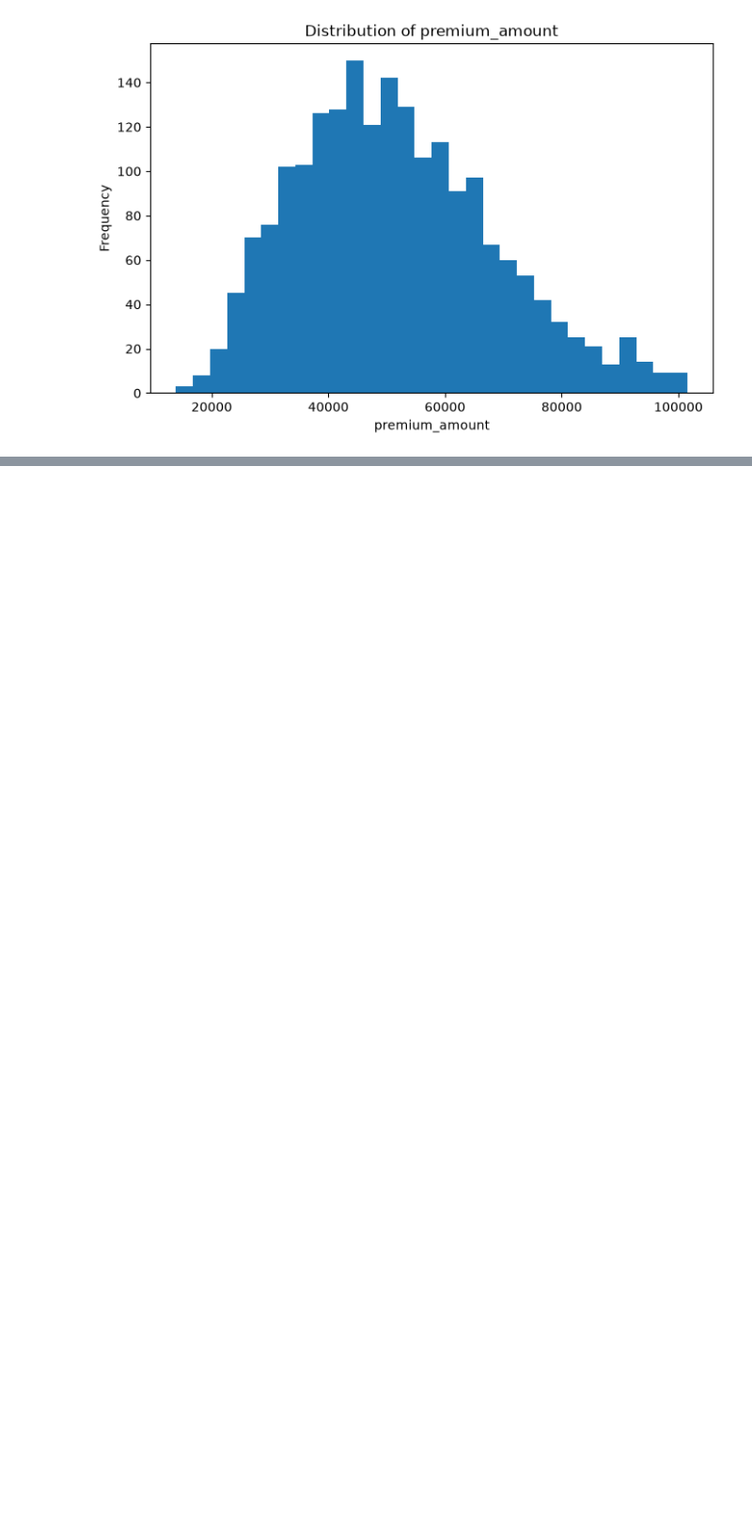
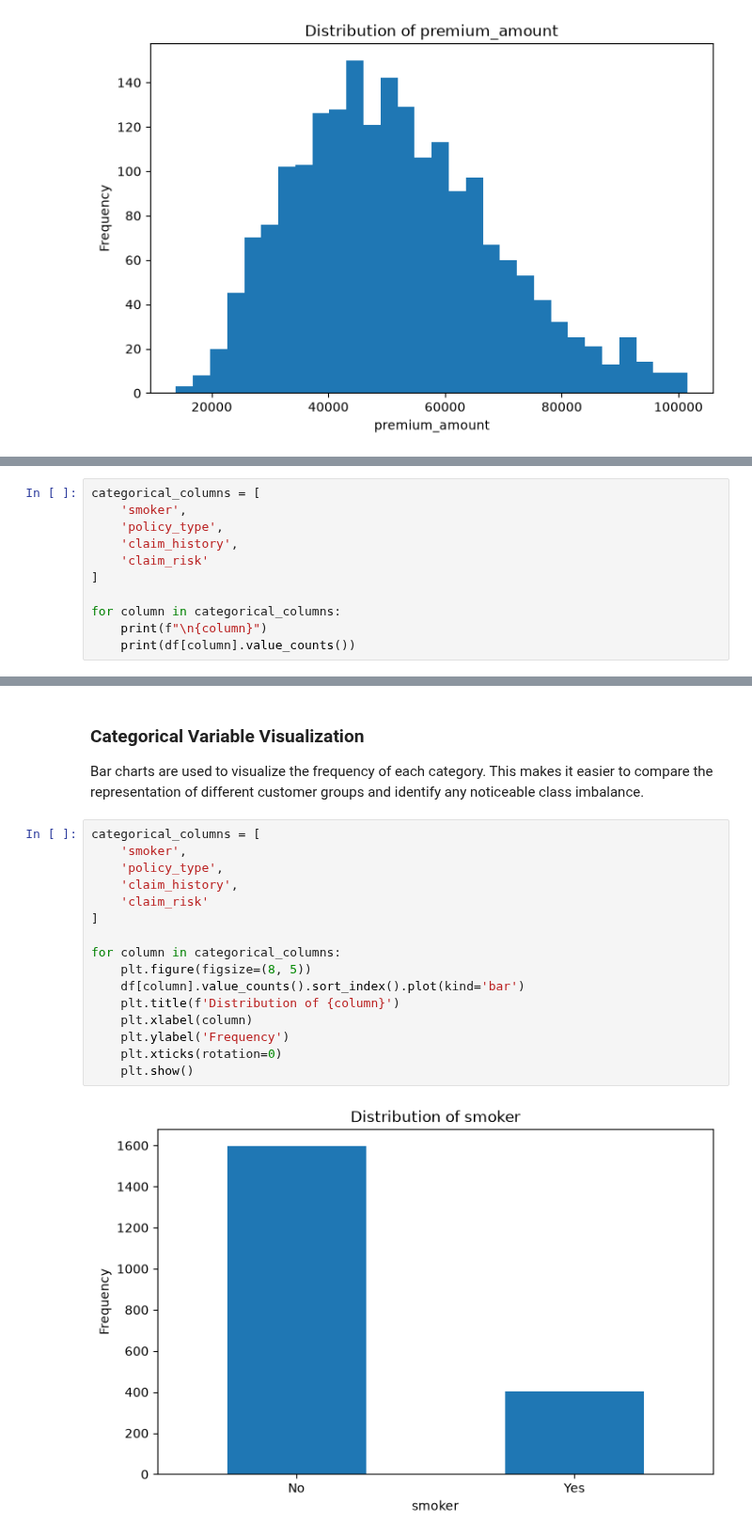
Before and after one commit to Sumaira-K/Insurance-Claim-Project, a Jupyter notebook: Insurance_Claim_Risk_Predictor.ipynb, the cells around one changed output, grey strips where cells are left out. Shown at 94% size. Cells and saved outputs as stored; diff of their text form; blank space fills up the shorter version.

```diff
--- a/Insurance_Claim_Risk_Predictor.ipynb
+++ b/Insurance_Claim_Risk_Predictor.ipynb
@@ -505,0 +524,11 @@ for column in numerical_columns:
+# %%
+categorical_columns = [
+    'smoker',
+    'policy_type',
+    'claim_history',
+    'claim_risk'
+]
+
+for column in categorical_columns:
+    print(f"\n{column}")
+    print(df[column].value_counts())
@@ -505,0 +564,22 @@ for column in numerical_columns:
+# %% [markdown]
+### Categorical Variable Visualization
+
+Bar charts are used to visualize the frequency of each category. This makes it easier to compare the representation of different customer groups and identify any noticeable class imbalance.
+# %%
+categorical_columns = [
+    'smoker',
+    'policy_type',
+    'claim_history',
+    'claim_risk'
+]
+
+for column in categorical_columns:
+    plt.figure(figsize=(8, 5))
+    df[column].value_counts().sort_index().plot(kind='bar')
+    plt.title(f'Distribution of {column}')
+    plt.xlabel(column)
+    plt.ylabel('Frequency')
+    plt.xticks(rotation=0)
+    plt.show()
+# %% [output]
+[figure, added]
```
Also changed, not shown: parts of 115 cells of this notebook, 3 other files.
